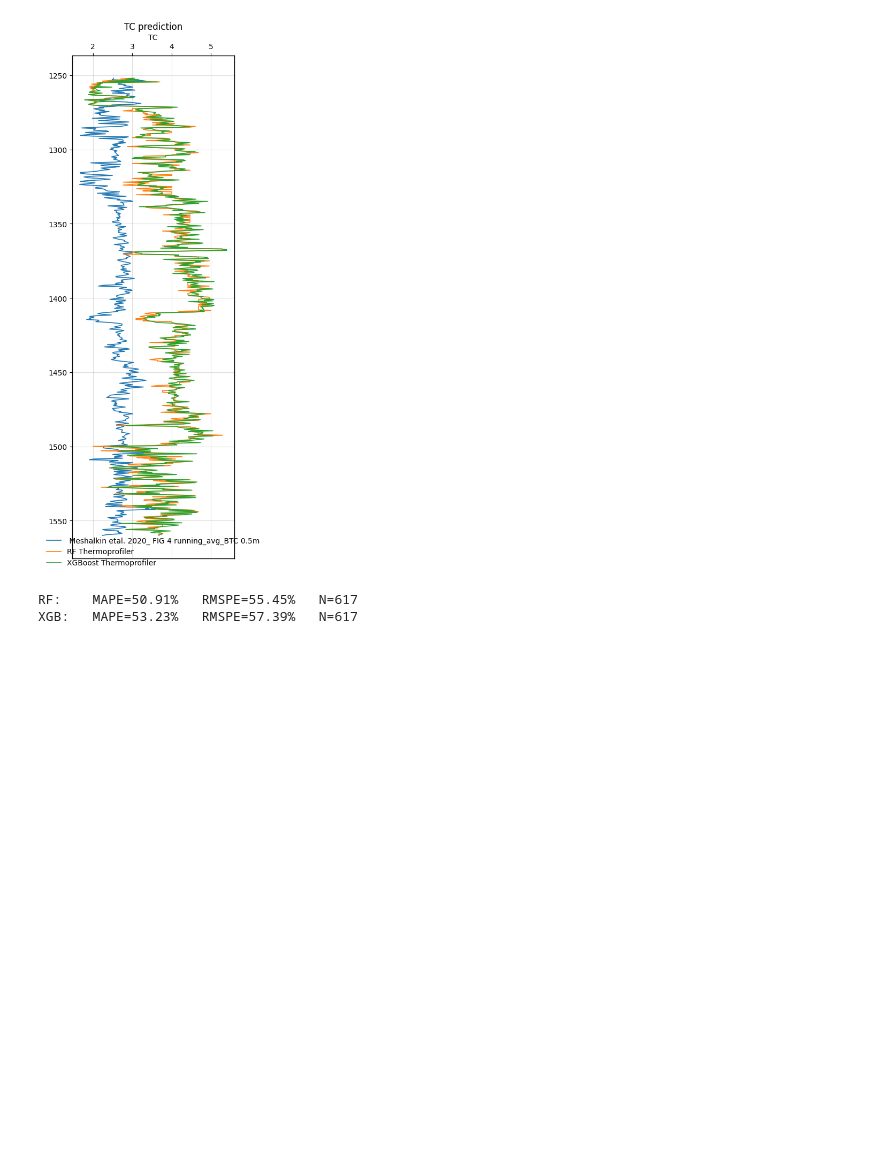
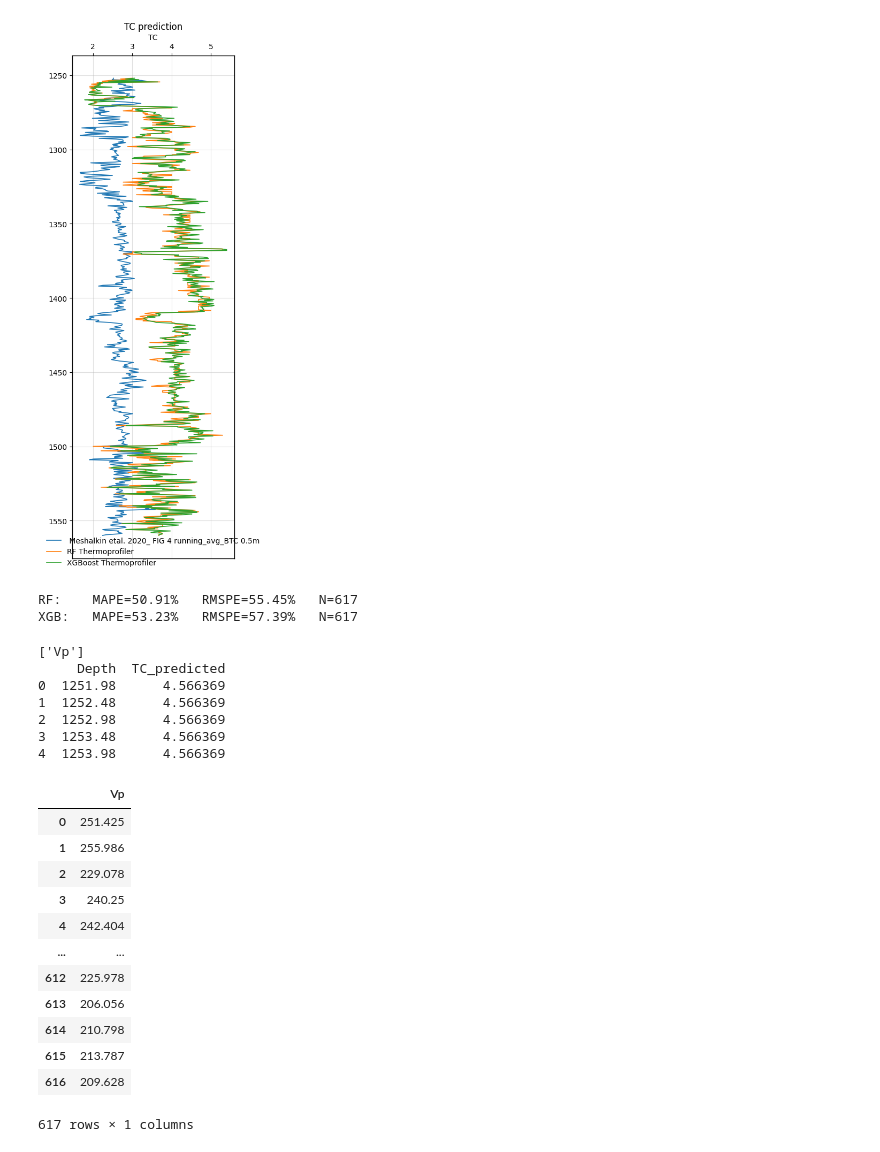
Before and after one commit to viktoriadergunova/thermoprofiler, a Jupyter notebook: notebook_tutorial/predict_thermalproperties.ipynb, the cells around one changed output. Cells and saved outputs as stored; diff of their text form; code cells hidden in the pictures; blank space fills up the shorter version.

```diff
--- a/notebook_tutorial/predict_thermalproperties.ipynb
+++ b/notebook_tutorial/predict_thermalproperties.ipynb
@@ -337,3 +347,45 @@ def flatten_columns(df):
             for c in df.columns
         ]
     return df
+# %%
+import joblib
+import pandas as pd
+
+# Load model
+model = joblib.load(r"C:\Users\dergun\Documents\thermoprofiler\compiled_models\Clastics\RF\TC\4.joblib")
+
+# Check what features it was trained on
+print(model.feature_names_in_)
+
+# Select only the features the model expects, in the correct order
+features = model.feature_names_in_
+X = df[features]
+X
+# Predict
+predictions = model.predict(X)
+
+# Add predictions to your dataframe
+df["TC_predicted"] = predictions
+print(df[["Depth", "TC_predicted"]].head())
+X
+# %% [output]
+['Vp']
+     Depth  TC_predicted
+0  1251.98      4.566369
+1  1252.48      4.566369
+2  1252.98      4.566369
+3  1253.48      4.566369
+4  1253.98      4.566369
+|  | Vp |
+| 0 | 251.425 |
+| 1 | 255.986 |
+| 2 | 229.078 |
+| 3 | 240.25 |
+| 4 | 242.404 |
+| ... | ... |
+| 612 | 225.978 |
+| 613 | 206.056 |
+| 614 | 210.798 |
+| 615 | 213.787 |
+| 616 | 209.628 |
+617 rows × 1 columns
```
Also changed, not shown: parts of 8 cells of this notebook, 2 other files.
